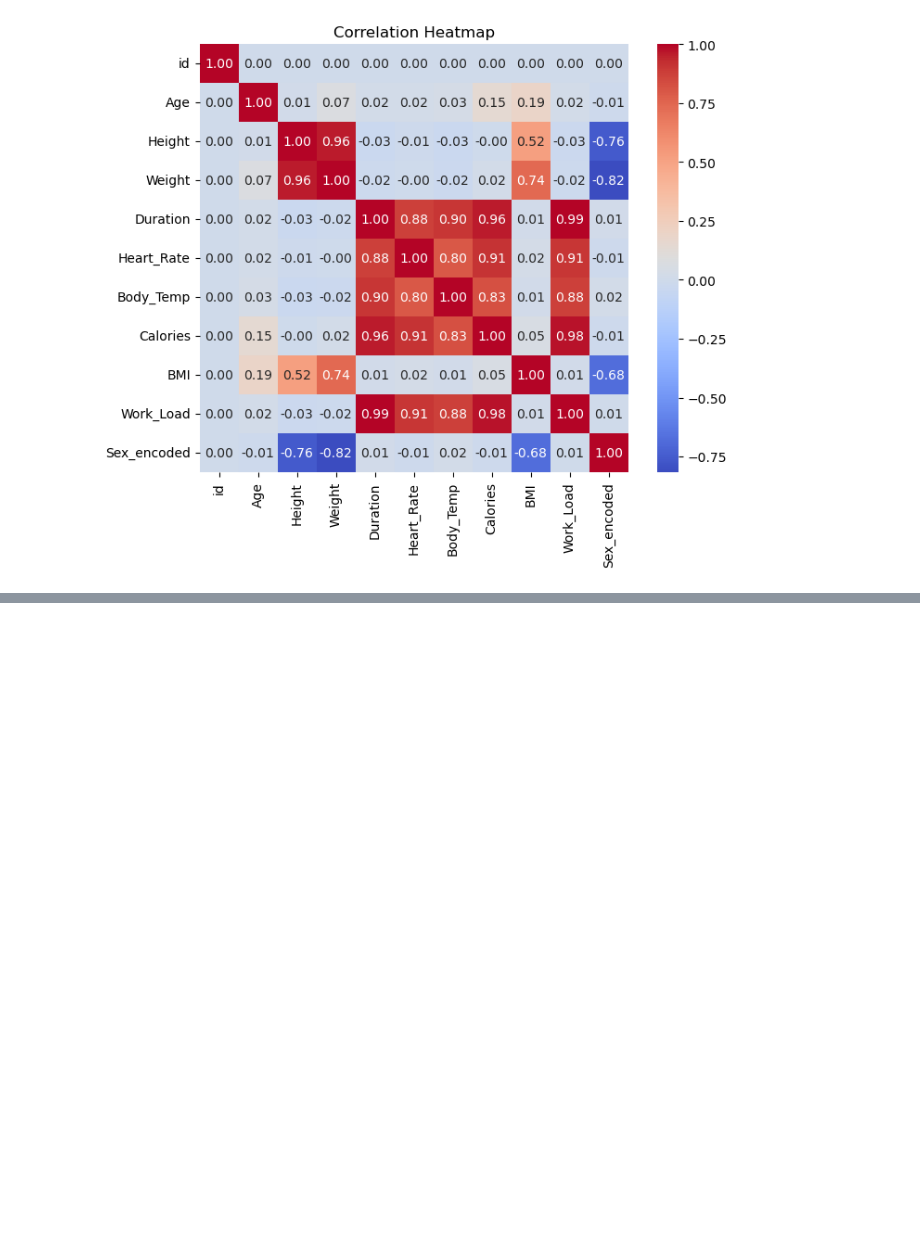
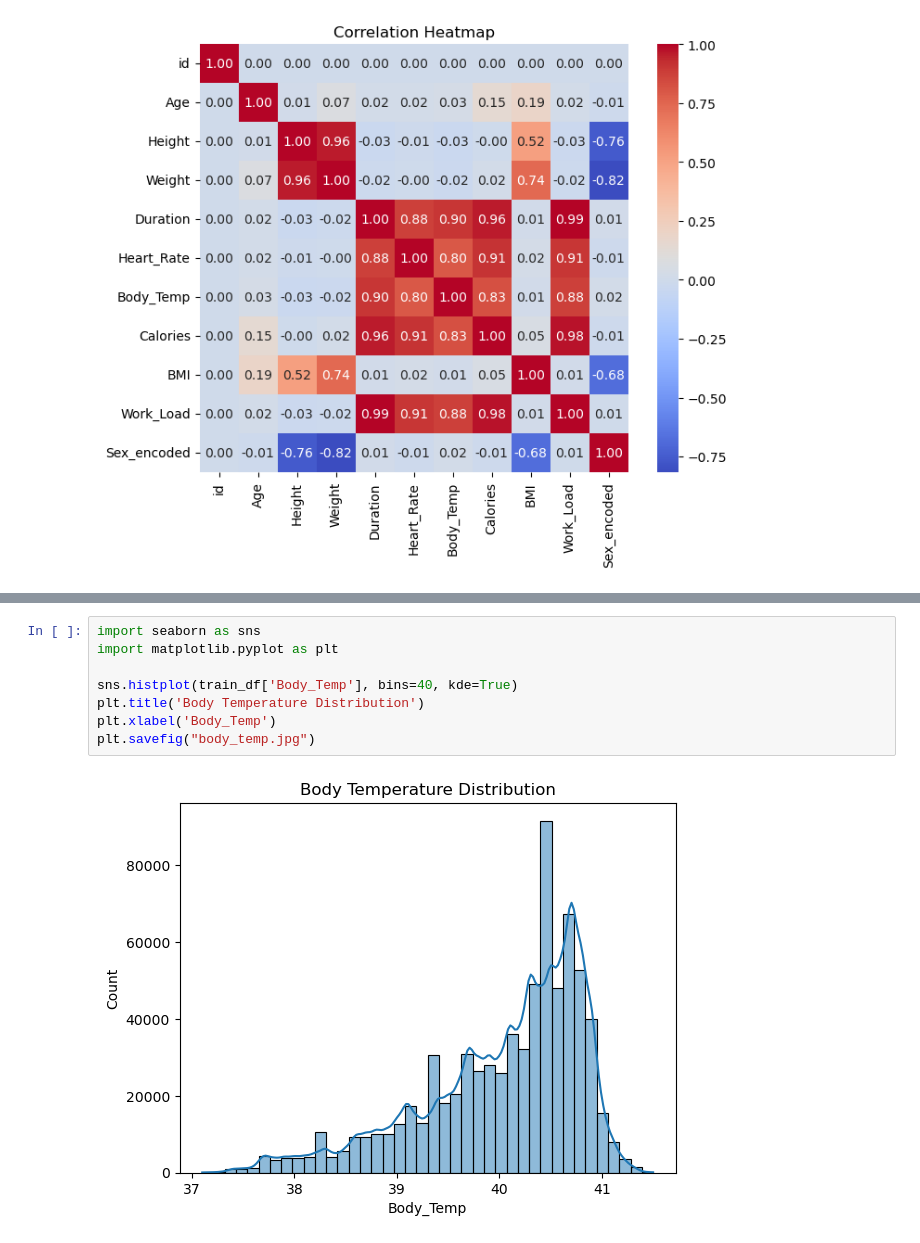
Before and after one commit to Majeedraheem/PredictCalorieExpenditure, a Jupyter notebook: Predict Calorie Expenditure.ipynb, the cells around one changed output, grey strips where cells are left out. Cells and saved outputs as stored; diff of their text form; blank space fills up the shorter version.

```diff
--- a/Predict Calorie Expenditure.ipynb
+++ b/Predict Calorie Expenditure.ipynb
@@ -171,0 +275,10 @@ plt.show()
+# %%
+import seaborn as sns
+import matplotlib.pyplot as plt
+
+sns.histplot(train_df['Body_Temp'], bins=40, kde=True)
+plt.title('Body Temperature Distribution')
+plt.xlabel('Body_Temp')
+plt.savefig("body_temp.jpg")
+# %% [output]
+[figure, added]
```
Also changed, not shown: parts of 13 cells of this notebook.
